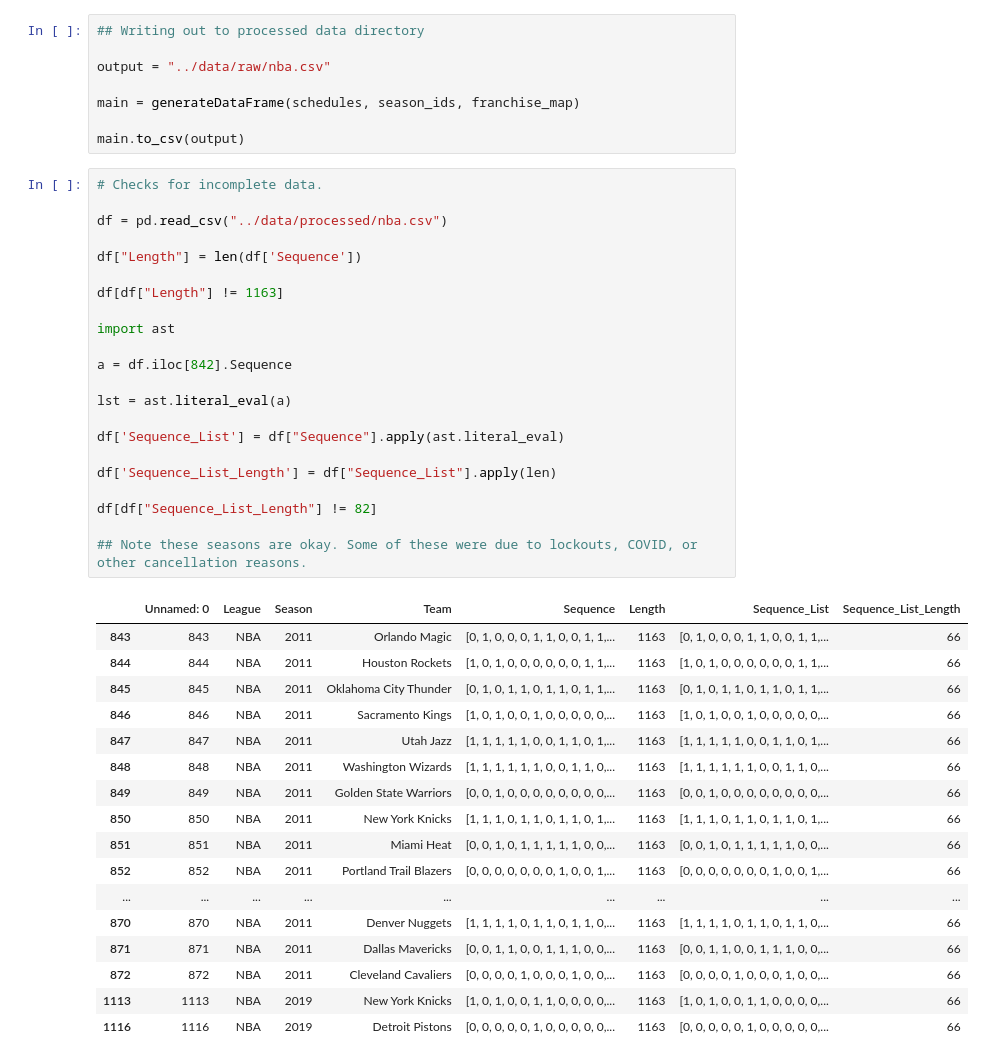
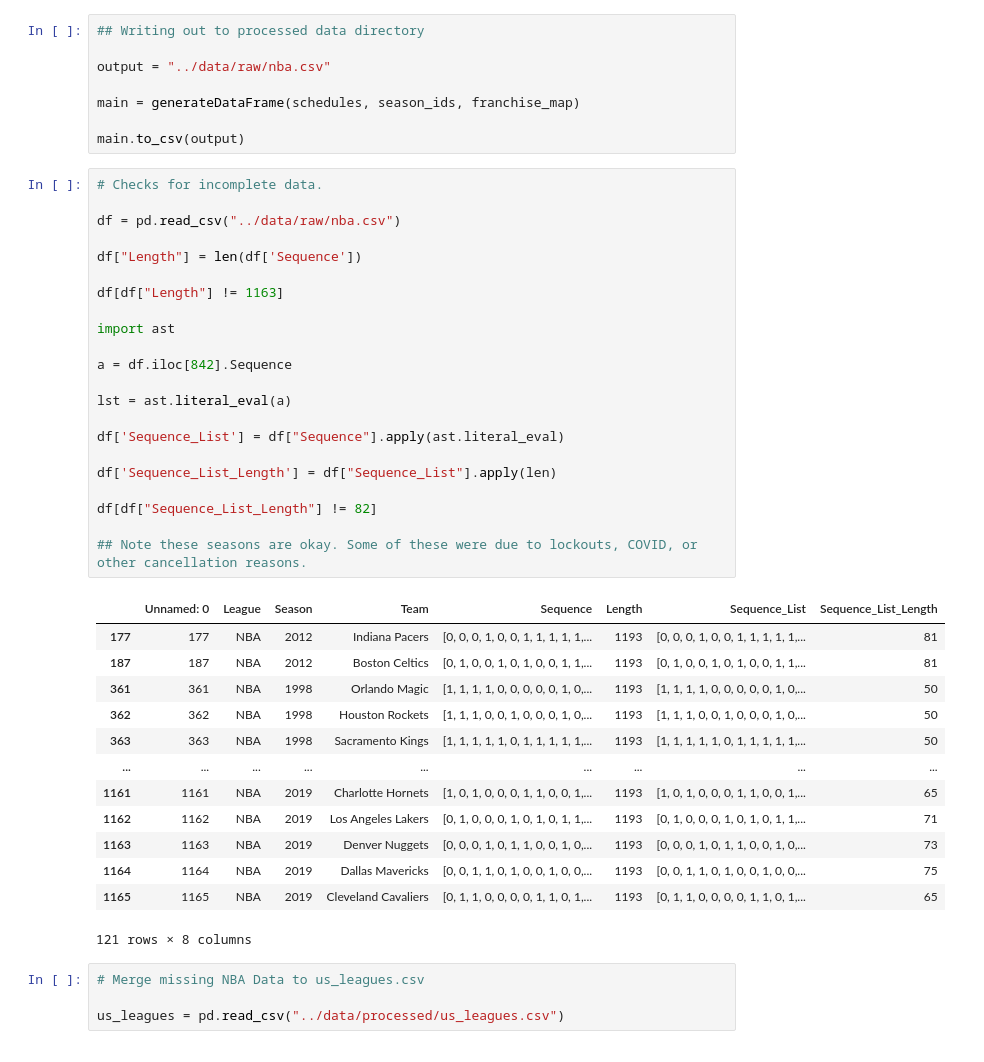
Before and after one commit to RyanRegalado/Win-Loss-Sequences-Sp2026, a Jupyter notebook: code/nba_data_retrieval.ipynb, the cells around one changed output. Drawn from its saved outputs; the diff is of its cells as text.

```diff
--- a/code/nba_data_retrieval.ipynb
+++ b/code/nba_data_retrieval.ipynb
@@ -209,40 +209,40 @@ main.to_csv(output)
 # %%
 # Checks for incomplete data.
 
-df = pd.read_csv("../data/processed/nba.csv")
+df = pd.read_csv("../data/raw/nba.csv")
 
 df["Length"] = len(df['Sequence'])
 
 df[df["Length"] != 1163]
 
 import ast
 
 a = df.iloc[842].Sequence
 
 lst = ast.literal_eval(a)
 
 df['Sequence_List'] = df["Sequence"].apply(ast.literal_eval)
 
 df['Sequence_List_Length'] = df["Sequence_List"].apply(len)
 
 df[df["Sequence_List_Length"] != 82]
 
 ## Note these seasons are okay. Some of these were due to lockouts, COVID, or other cancellation reasons.
 # %% [output]
 |  | Unnamed: 0 | League | Season | Team | Sequence | Length | Sequence_List | Sequence_List_Length |
-| 843 | 843 | NBA | 2011 | Orlando Magic | [0, 1, 0, 0, 0, 1, 1, 0, 0, 1, 1,... | 1163 | [0, 1, 0, 0, 0, 1, 1, 0, 0, 1, 1,... | 66 |
-| 844 | 844 | NBA | 2011 | Houston Rockets | [1, 0, 1, 0, 0, 0, 0, 0, 0, 1, 1,... | 1163 | [1, 0, 1, 0, 0, 0, 0, 0, 0, 1, 1,... | 66 |
-| 845 | 845 | NBA | 2011 | Oklahoma City Thunder | [0, 1, 0, 1, 1, 0, 1, 1, 0, 1, 1,... | 1163 | [0, 1, 0, 1, 1, 0, 1, 1, 0, 1, 1,... | 66 |
-| 846 | 846 | NBA | 2011 | Sacramento Kings | [1, 0, 1, 0, 0, 1, 0, 0, 0, 0, 0,... | 1163 | [1, 0, 1, 0, 0, 1, 0, 0, 0, 0, 0,... | 66 |
-| 847 | 847 | NBA | 2011 | Utah Jazz | [1, 1, 1, 1, 1, 0, 0, 1, 1, 0, 1,... | 1163 | [1, 1, 1, 1, 1, 0, 0, 1, 1, 0, 1,... | 66 |
-| 848 | 848 | NBA | 2011 | Washington Wizards | [1, 1, 1, 1, 1, 1, 0, 0, 1, 1, 0,... | 1163 | [1, 1, 1, 1, 1, 1, 0, 0, 1, 1, 0,... | 66 |
-| 849 | 849 | NBA | 2011 | Golden State Warriors | [0, 0, 1, 0, 0, 0, 0, 0, 0, 0, 0,... | 1163 | [0, 0, 1, 0, 0, 0, 0, 0, 0, 0, 0,... | 66 |
-| 850 | 850 | NBA | 2011 | New York Knicks | [1, 1, 1, 0, 1, 1, 0, 1, 1, 0, 1,... | 1163 | [1, 1, 1, 0, 1, 1, 0, 1, 1, 0, 1,... | 66 |
-| 851 | 851 | NBA | 2011 | Miami Heat | [0, 0, 1, 0, 1, 1, 1, 1, 1, 0, 0,... | 1163 | [0, 0, 1, 0, 1, 1, 1, 1, 1, 0, 0,... | 66 |
-| 852 | 852 | NBA | 2011 | Portland Trail Blazers | [0, 0, 0, 0, 0, 0, 0, 1, 0, 0, 1,... | 1163 | [0, 0, 0, 0, 0, 0, 0, 1, 0, 0, 1,... | 66 |
+| 177 | 177 | NBA | 2012 | Indiana Pacers | [0, 0, 0, 1, 0, 0, 1, 1, 1, 1, 1,... | 1193 | [0, 0, 0, 1, 0, 0, 1, 1, 1, 1, 1,... | 81 |
+| 187 | 187 | NBA | 2012 | Boston Celtics | [0, 1, 0, 0, 1, 0, 1, 0, 0, 1, 1,... | 1193 | [0, 1, 0, 0, 1, 0, 1, 0, 0, 1, 1,... | 81 |
+| 361 | 361 | NBA | 1998 | Orlando Magic | [1, 1, 1, 1, 0, 0, 0, 0, 0, 1, 0,... | 1193 | [1, 1, 1, 1, 0, 0, 0, 0, 0, 1, 0,... | 50 |
+| 362 | 362 | NBA | 1998 | Houston Rockets | [1, 1, 1, 0, 0, 1, 0, 0, 0, 1, 0,... | 1193 | [1, 1, 1, 0, 0, 1, 0, 0, 0, 1, 0,... | 50 |
+| 363 | 363 | NBA | 1998 | Sacramento Kings | [1, 1, 1, 1, 1, 0, 1, 1, 1, 1, 1,... | 1193 | [1, 1, 1, 1, 1, 0, 1, 1, 1, 1, 1,... | 50 |
 | ... | ... | ... | ... | ... | ... | ... | ... | ... |
-| 870 | 870 | NBA | 2011 | Denver Nuggets | [1, 1, 1, 1, 0, 1, 1, 0, 1, 1, 0,... | 1163 | [1, 1, 1, 1, 0, 1, 1, 0, 1, 1, 0,... | 66 |
-| 871 | 871 | NBA | 2011 | Dallas Mavericks | [0, 0, 1, 1, 0, 0, 1, 1, 1, 0, 0,... | 1163 | [0, 0, 1, 1, 0, 0, 1, 1, 1, 0, 0,... | 66 |
-| 872 | 872 | NBA | 2011 | Cleveland Cavaliers | [0, 0, 0, 0, 1, 0, 0, 0, 1, 0, 0,... | 1163 | [0, 0, 0, 0, 1, 0, 0, 0, 1, 0, 0,... | 66 |
-| 1113 | 1113 | NBA | 2019 | New York Knicks | [1, 0, 1, 0, 0, 1, 1, 0, 0, 0, 0,... | 1163 | [1, 0, 1, 0, 0, 1, 1, 0, 0, 0, 0,... | 66 |
-| 1116 | 1116 | NBA | 2019 | Detroit Pistons | [0, 0, 0, 0, 0, 1, 0, 0, 0, 0, 0,... | 1163 | [0, 0, 0, 0, 0, 1, 0, 0, 0, 0, 0,... | 66 |
+| 1161 | 1161 | NBA | 2019 | Charlotte Hornets | [1, 0, 1, 0, 0, 0, 1, 1, 0, 0, 1,... | 1193 | [1, 0, 1, 0, 0, 0, 1, 1, 0, 0, 1,... | 65 |
+| 1162 | 1162 | NBA | 2019 | Los Angeles Lakers | [0, 1, 0, 0, 0, 1, 0, 1, 0, 1, 1,... | 1193 | [0, 1, 0, 0, 0, 1, 0, 1, 0, 1, 1,... | 71 |
+| 1163 | 1163 | NBA | 2019 | Denver Nuggets | [0, 0, 0, 1, 0, 1, 1, 0, 0, 1, 0,... | 1193 | [0, 0, 0, 1, 0, 1, 1, 0, 0, 1, 0,... | 73 |
+| 1164 | 1164 | NBA | 2019 | Dallas Mavericks | [0, 0, 1, 1, 0, 1, 0, 0, 1, 0, 0,... | 1193 | [0, 0, 1, 1, 0, 1, 0, 0, 1, 0, 0,... | 75 |
+| 1165 | 1165 | NBA | 2019 | Cleveland Cavaliers | [0, 1, 1, 0, 0, 0, 0, 1, 1, 0, 1,... | 1193 | [0, 1, 1, 0, 0, 0, 0, 1, 1, 0, 1,... | 65 |
+121 rows × 8 columns
+# %%
+# Merge missing NBA Data to us_leagues.csv
+
+us_leagues = pd.read_csv("../data/processed/us_leagues.csv")
```
Also changed, not shown: parts of 5 cells of this notebook, 5 other files.
